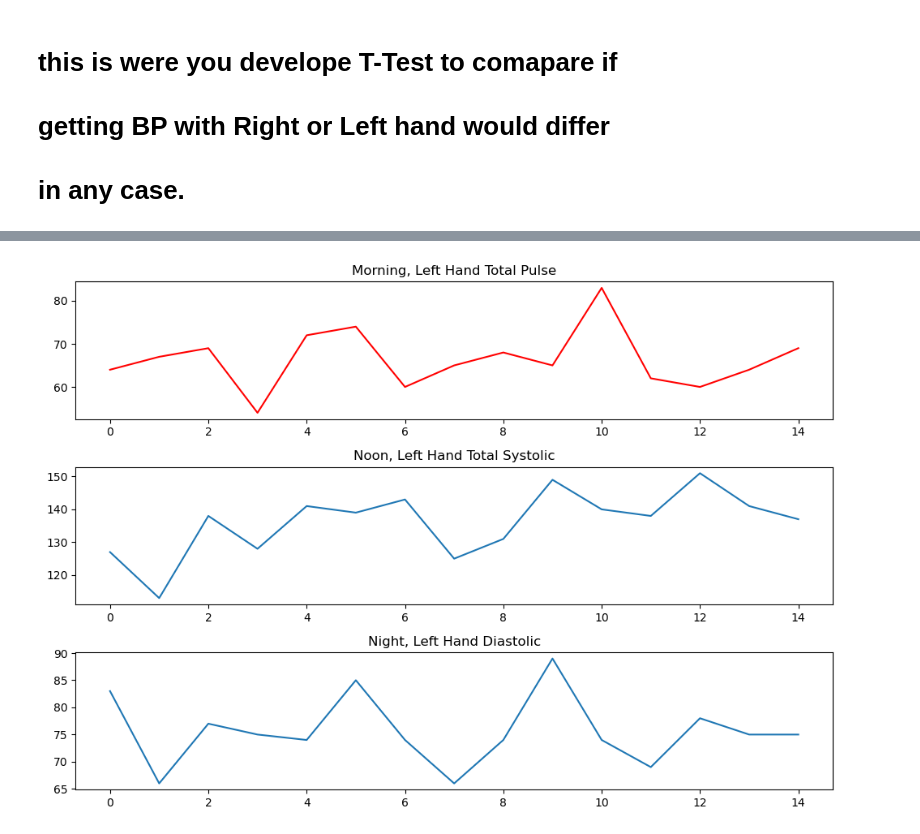
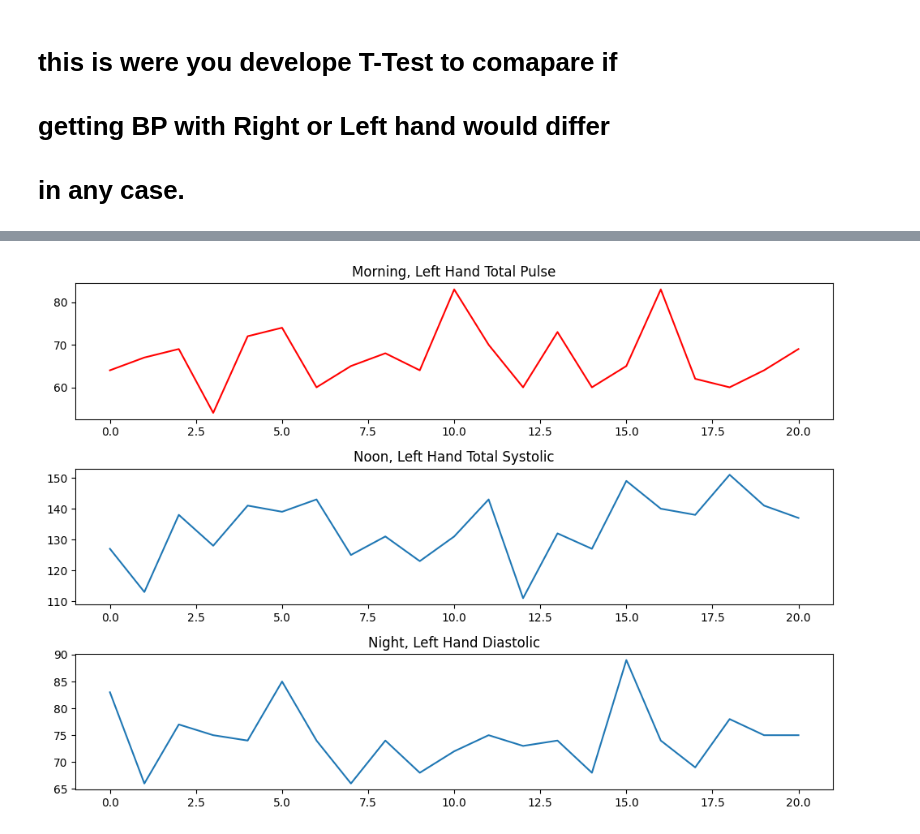
Before and after one commit to pouniq/BloodPressure_Analytics, a Jupyter notebook: Notebooks/EDA.ipynb, the cells around one changed output, grey strips where cells are left out. Drawn from its saved outputs; the diff is of its cells as text; code cells hidden in the pictures.

```diff
--- a/Notebooks/EDA.ipynb
+++ b/Notebooks/EDA.ipynb
@@ -34,0 +32,3 @@ df.head()
+# %%
+df = pd.read_excel('../Data/BP.xlsx')
+df.head()
@@ -37,23 +92,9 @@ df.head()
 # %%
-df_half = df.loc[0:29].copy()
-df_half['day'] = df_half['day'].ffill()
-df_half['hand'] = df_half['hand'].ffill()
-df_half['date'] = df_half['date'].ffill()
+# filtering the left hand
+df_L = df[df['hand'] == 'L']
+df_L = df_L.drop('hand' , axis=1)
+df_L_s = df_L[df_L['type'] == 'Systolic']
+df_L_d =  df_L[df_L['type'] == 'Diastolic']
+df_L_p =  df_L[df_L['type'] == 'Pulse']
 
-df_half = df_half.dropna()
-col_num = ['morning', 'noon', 'night']
-col_cat = ['hand', 'type']
-
-# filtering the right hand
-df_half_R = df_half[df_half['hand'] == 'R']
-df_half_R = df_half_R.drop('hand' , axis=1)
-df_half_R_s = df_half_R[df_half_R['type'] == 'Systolic']
-df_half_R_d =  df_half_R[df_half_R['type'] == 'Diastolic']
-df_half_R_p =  df_half_R[df_half_R['type'] == 'Pulse']
-
-# filtering the left hand
-df_half_L = df_half[df_half['hand'] == 'L']
-df_half_L = df_half_L.drop('hand' , axis=1)
-df_half_L_s = df_half_L[df_half_L['type'] == 'Systolic']
-df_half_L_d =  df_half_L[df_half_L['type'] == 'Diastolic']
-df_half_L_p =  df_half_L[df_half_L['type'] == 'Pulse']
+df_L.head()
@@ -72,8 +112,8 @@ df_half_R
 # %%
-# melt the dataset.
-df_p = df_melt(df_half_L_p)
-df_s = df_melt(df_half_L_s)
-df_d = df_melt(df_half_L_d)
+# melt the dataset. (On the Left side)
+df_L_pt = df_melt(df_L_p)
+df_L_st = df_melt(df_L_s)
+df_L_dt = df_melt(df_L_d)
 # %% [output]
     day       date   type time_of_day  measurement
 0   3.0  1405/2/10  Pulse     morning         64.0
@@ -136,15 +238,15 @@ Plot(datasets, names)
 # %%
 fig, ax = plt.subplots(3,1,figsize=(10,7))
 
-ax[0].plot(df_p['measurement'], color = 'red')
+ax[0].plot(df_L_pt['measurement'], color = 'red')
 ax[0].set_title('Morning, Left Hand Total Pulse')
 
-ax[1].plot(df_s['measurement'])
+ax[1].plot(df_L_st['measurement'])
 ax[1].set_title('Noon, Left Hand Total Systolic')
 
-ax[2].plot(df_d['measurement'])
+ax[2].plot(df_L_dt['measurement'])
 ax[2].set_title('Night, Left Hand Diastolic')
 plt.tight_layout()
 plt.show()
 # %% [output]
-[figure, old version]
+[figure, new version]
```
Also changed, not shown: parts of 23 cells of this notebook, 4 other files.
